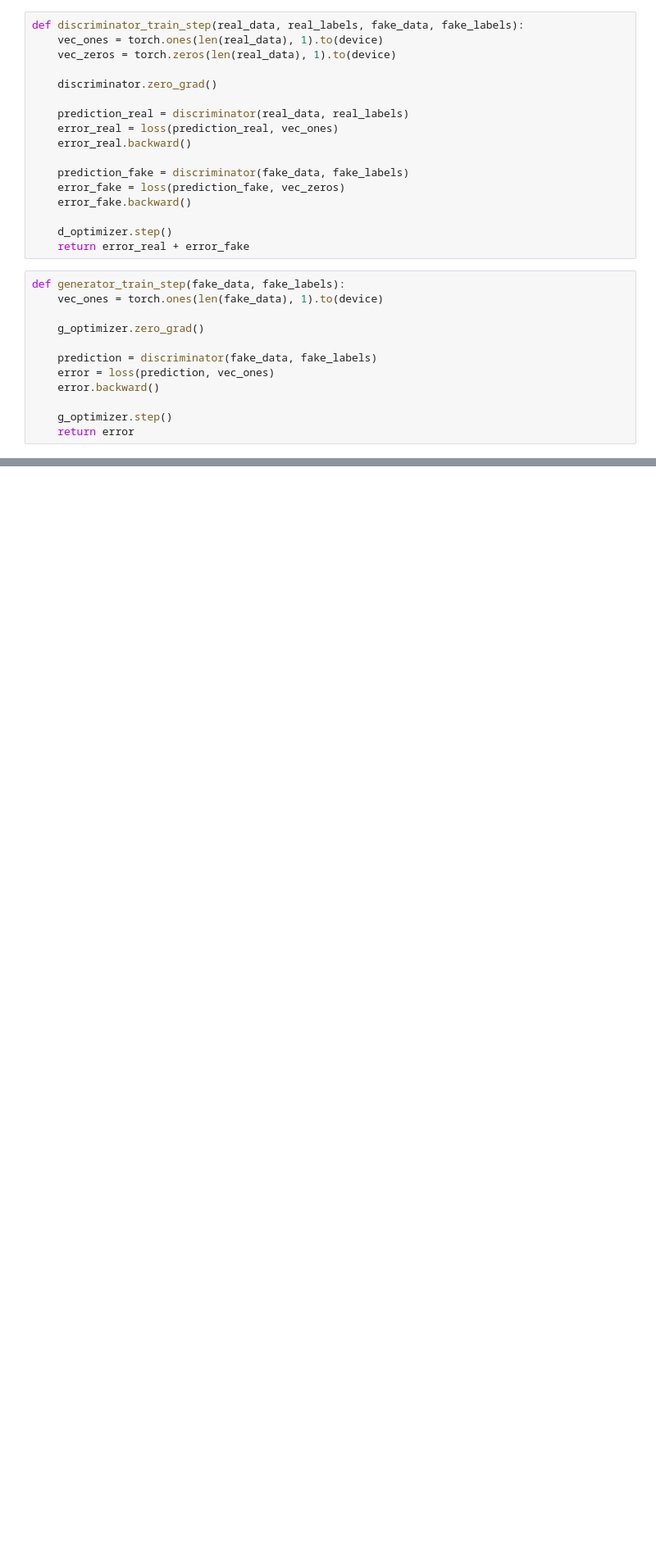
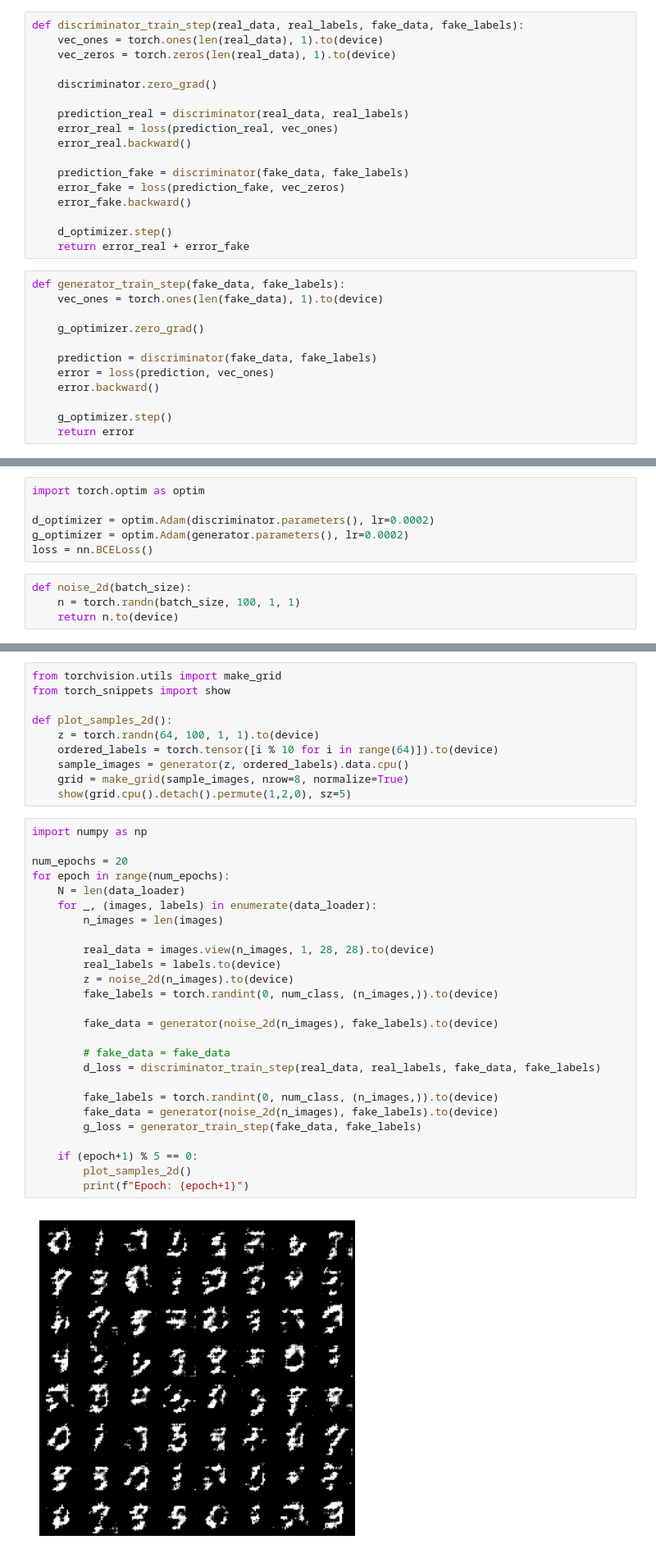
Before and after one commit to kylePellerin/DL-lab7, a Jupyter notebook: lab.ipynb, the cells around one changed output, grey strips where cells are left out. Shown at 82% size. Cells and saved outputs as stored; diff of their text form; blank space fills up the shorter version.

```diff
--- a/lab.ipynb
+++ b/lab.ipynb
@@ -161,0 +225,10 @@ Epoch: 5
+# %%
+import torch.optim as optim
+
+d_optimizer = optim.Adam(discriminator.parameters(), lr=0.0002)
+g_optimizer = optim.Adam(generator.parameters(), lr=0.0002)
+loss = nn.BCELoss()
+# %%
+def noise_2d(batch_size):
+    n = torch.randn(batch_size, 100, 1, 1)
+    return n.to(device)
@@ -161,0 +264,38 @@ Epoch: 5
+# %%
+from torchvision.utils import make_grid
+from torch_snippets import show
+
+def plot_samples_2d():
+    z = torch.randn(64, 100, 1, 1).to(device)
+    ordered_labels = torch.tensor([i % 10 for i in range(64)]).to(device)
+    sample_images = generator(z, ordered_labels).data.cpu()
+    grid = make_grid(sample_images, nrow=8, normalize=True)
+    show(grid.cpu().detach().permute(1,2,0), sz=5)
+# %%
+import numpy as np
+
+num_epochs = 20
+for epoch in range(num_epochs):
+    N = len(data_loader)
+    for _, (images, labels) in enumerate(data_loader):
+        n_images = len(images)
+
+        real_data = images.view(n_images, 1, 28, 28).to(device)
+        real_labels = labels.to(device)
+        z = noise_2d(n_images).to(device)
+        fake_labels = torch.randint(0, num_class, (n_images,)).to(device)
+
+        fake_data = generator(noise_2d(n_images), fake_labels).to(device)
+
+        # fake_data = fake_data
+        d_loss = discriminator_train_step(real_data, real_labels, fake_data, fake_labels)
+
+        fake_labels = torch.randint(0, num_class, (n_images,)).to(device)
+        fake_data = generator(noise_2d(n_images), fake_labels).to(device)
+        g_loss = generator_train_step(fake_data, fake_labels)
+
+    if (epoch+1) % 5 == 0:
+        plot_samples_2d()
+        print(f"Epoch: {epoch+1}")
+# %% [output]
+[figure, added]
```
Also changed, not shown: parts of 11 cells of this notebook, 2 other files.
